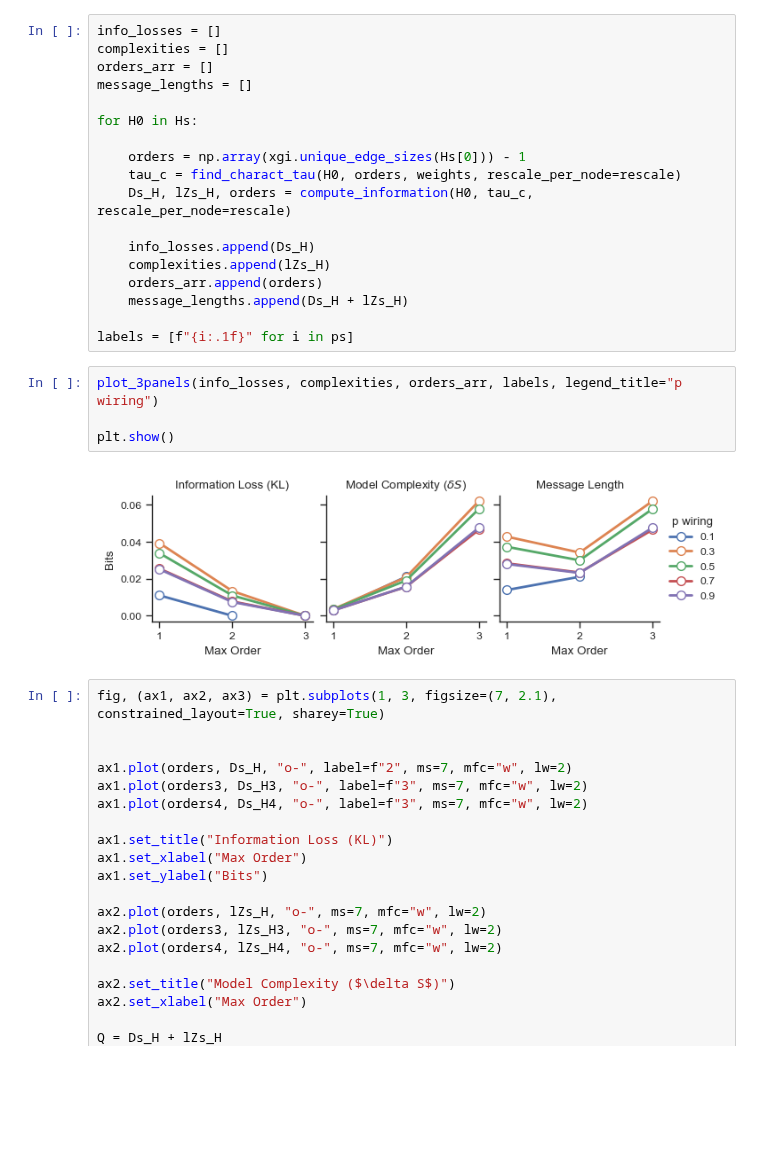
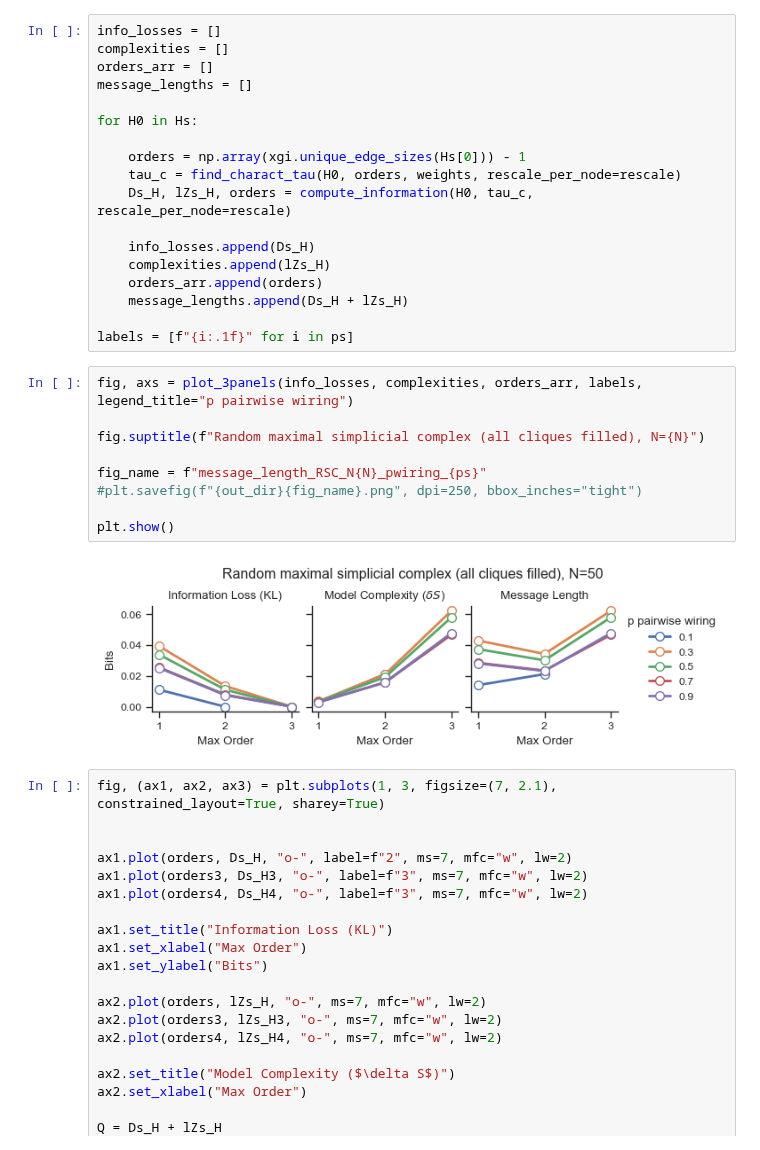
Before and after one commit to maximelucas/hypergraph_reducibility, a Jupyter notebook: notebooks/figure_1_single_tau-synthetic-tests.ipynb, the cells around one changed output. Saved outputs shown, nothing was run; the diff lists cells and outputs as text; blank space fills up the shorter version.

```diff
--- a/notebooks/figure_1_single_tau-synthetic-tests.ipynb
+++ b/notebooks/figure_1_single_tau-synthetic-tests.ipynb
@@ -134,12 +134,17 @@ for H0 in Hs:
     message_lengths.append(Ds_H + lZs_H)
 
 labels = [f"{i:.1f}" for i in ps]
-# %%
-plot_3panels(info_losses, complexities, orders_arr, labels, legend_title="p wiring")
-
-plt.show()
-# %% [output]
-[figure, removed]
+# %%
+fig, axs = plot_3panels(info_losses, complexities, orders_arr, labels, legend_title="p pairwise wiring")
+
+fig.suptitle(f"Random maximal simplicial complex (all cliques filled), N={N}")
+
+fig_name = f"message_length_RSC_N{N}_pwiring_{ps}"
+#plt.savefig(f"{out_dir}{fig_name}.png", dpi=250, bbox_inches="tight")
+
+plt.show()
+# %% [output]
+[figure, added]
 # %%
 fig, (ax1, ax2, ax3) = plt.subplots(1, 3, figsize=(7, 2.1), constrained_layout=True, sharey=True)
 
```
Also changed, not shown: 4 other files.
